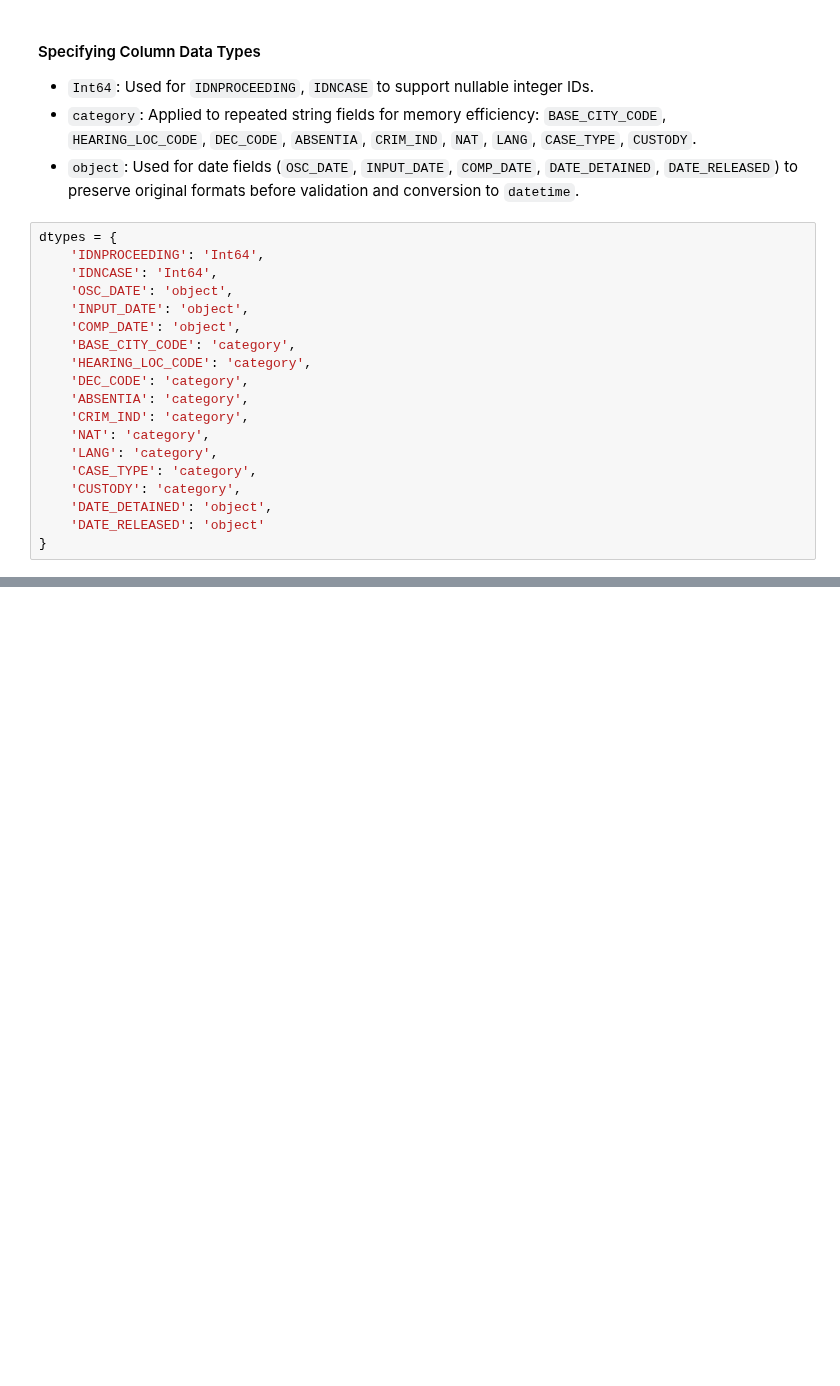
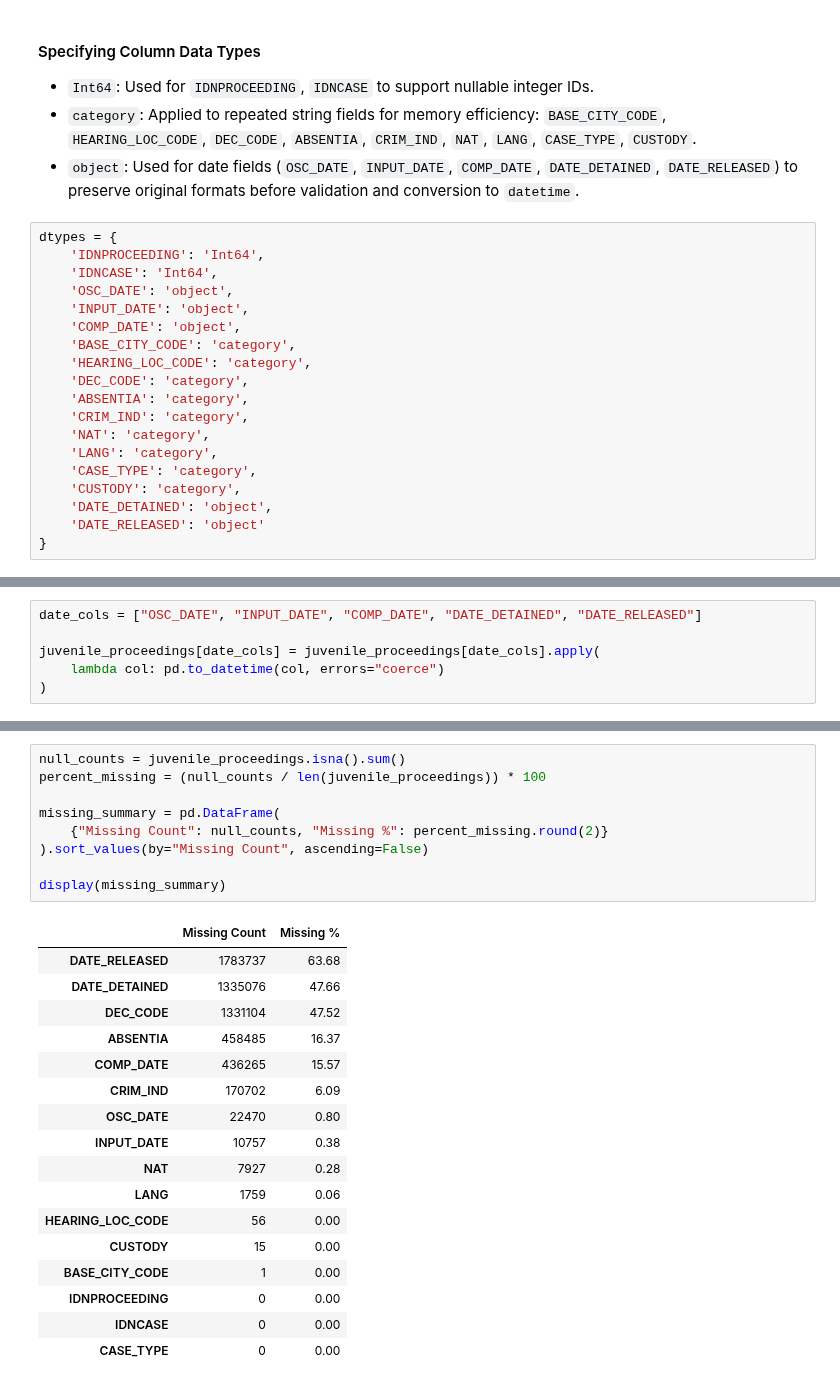
Before and after one commit to MIT-Emerging-Talent/ET6-CDSP-group-19-repo, a Jupyter notebook: 2_data_preparation/notebooks/02_clean_core_tables.ipynb, the cells around one changed output, grey strips where cells are left out. Cells and saved outputs as stored; diff of their text form; blank space fills up the shorter version.

```diff
--- a/2_data_preparation/notebooks/02_clean_core_tables.ipynb
+++ b/2_data_preparation/notebooks/02_clean_core_tables.ipynb
@@ -942,0 +999,6 @@ proceedings
+# %%
+date_cols = ["OSC_DATE", "INPUT_DATE", "COMP_DATE", "DATE_DETAINED", "DATE_RELEASED"]
+
+juvenile_proceedings[date_cols] = juvenile_proceedings[date_cols].apply(
+    lambda col: pd.to_datetime(col, errors="coerce")
+)
@@ -942,0 +1025,27 @@ proceedings
+# %%
+null_counts = juvenile_proceedings.isna().sum()
+percent_missing = (null_counts / len(juvenile_proceedings)) * 100
+
+missing_summary = pd.DataFrame(
+    {"Missing Count": null_counts, "Missing %": percent_missing.round(2)}
+).sort_values(by="Missing Count", ascending=False)
+
+display(missing_summary)
+# %% [output]
+|  | Missing Count | Missing % |
+| DATE_RELEASED | 1783737 | 63.68 |
+| DATE_DETAINED | 1335076 | 47.66 |
+| DEC_CODE | 1331104 | 47.52 |
+| ABSENTIA | 458485 | 16.37 |
+| COMP_DATE | 436265 | 15.57 |
+| CRIM_IND | 170702 | 6.09 |
+| OSC_DATE | 22470 | 0.80 |
+| INPUT_DATE | 10757 | 0.38 |
+| NAT | 7927 | 0.28 |
+| LANG | 1759 | 0.06 |
+| HEARING_LOC_CODE | 56 | 0.00 |
+| CUSTODY | 15 | 0.00 |
+| BASE_CITY_CODE | 1 | 0.00 |
+| IDNPROCEEDING | 0 | 0.00 |
+| IDNCASE | 0 | 0.00 |
+| CASE_TYPE | 0 | 0.00 |
```
Also changed, not shown: parts of 33 cells of this notebook.
